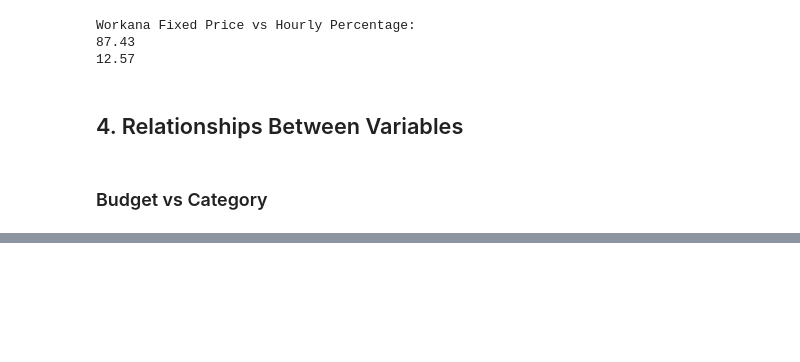
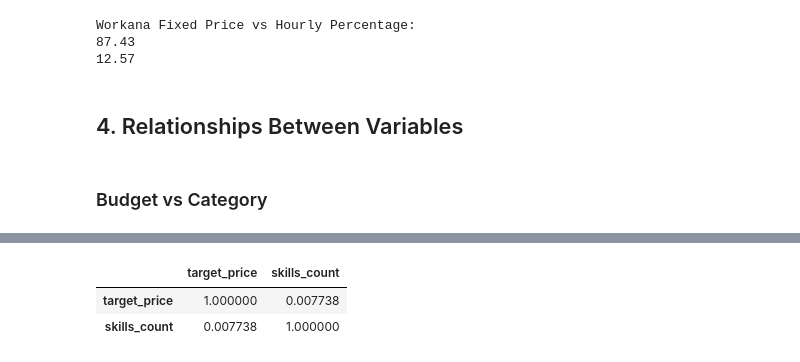
Before and after one commit to chrisvzqz/freelance-pricing-estimator, a Jupyter notebook: notebooks/04_eda.ipynb, the cells around one changed output, grey strips where cells are left out. Saved outputs shown, nothing was run; the diff lists cells and outputs as text; code cells hidden in the pictures; blank space fills up the shorter version.

```diff
--- a/notebooks/04_eda.ipynb
+++ b/notebooks/04_eda.ipynb
@@ -378,3 +378,6 @@ Workana Fixed Price vs Hourly Percentage:
 ## 4. Relationships Between Variables
 # %% [markdown]
 ### Budget vs Category
+# %%
+df_usd_fixed['target_price'] = (df_usd_fixed['budget_min'] + df_usd_fixed['budget_max']) / 2
+df_usd_hourly['target_price'] = (df_usd_hourly['budget_min'] + df_usd_hourly['budget_max']) / 2
@@ -380,0 +439,8 @@ Workana Fixed Price vs Hourly Percentage:
+# %%
+df_usd_fixed['skills_count'] = df_usd_fixed['skills'].apply(len)
+# %%
+df_usd_fixed[['target_price', 'skills_count']].corr()
+# %% [output]
+|  | target_price | skills_count |
+| target_price | 1.000000 | 0.007738 |
+| skills_count | 0.007738 | 1.000000 |
```
Also changed, not shown: parts of 8 cells of this notebook.
